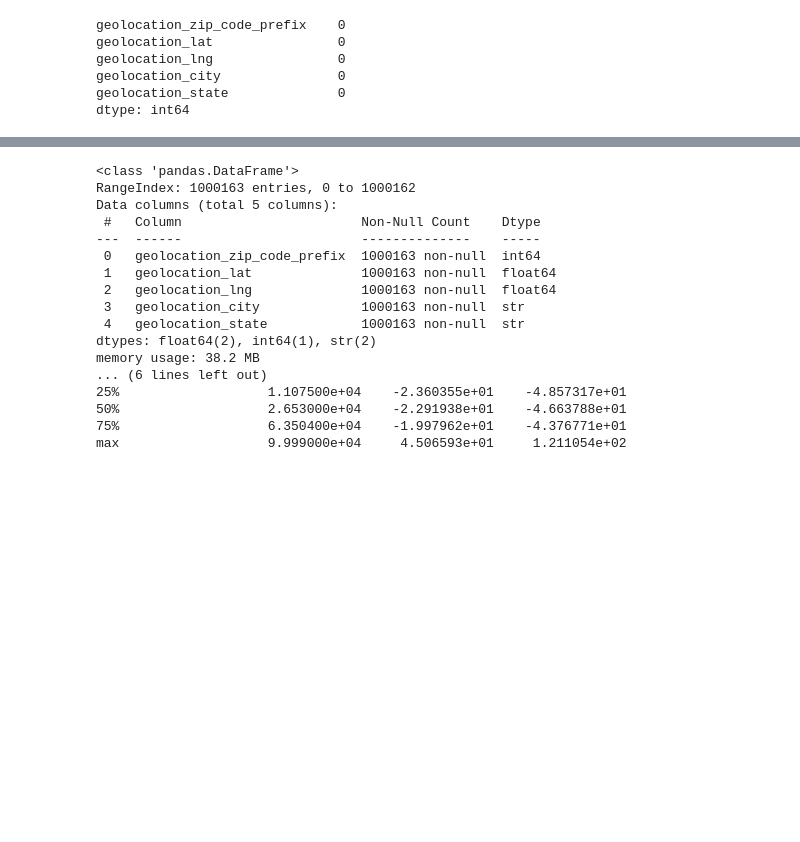
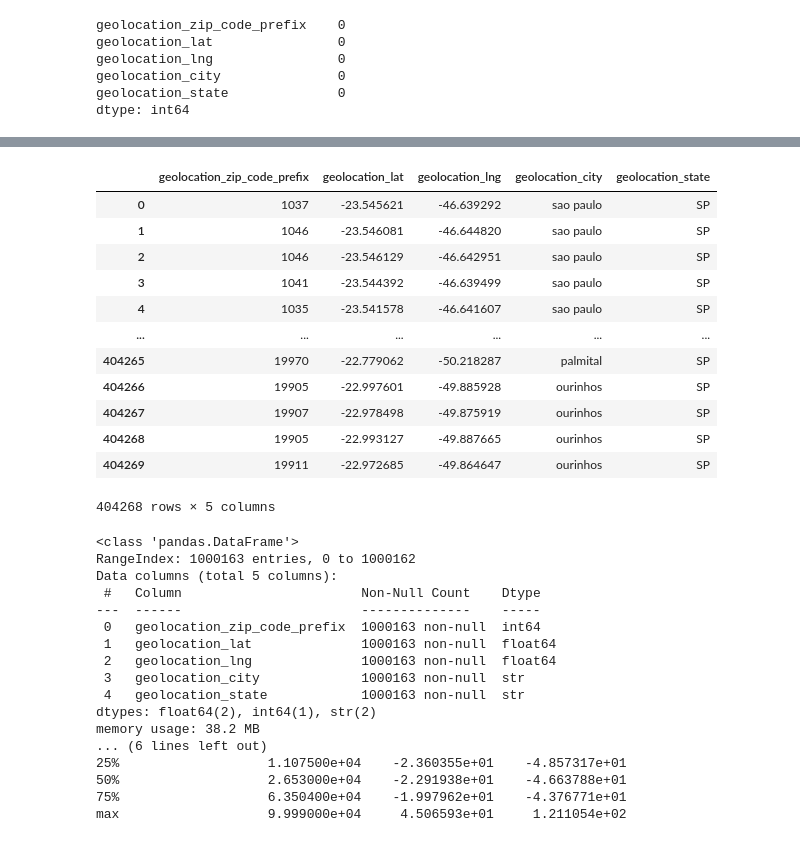
Before and after one commit to Armanix-01/Olist-Logistics-Intelligence, a Jupyter notebook: notebooks/feature_eng_and_EDA.ipynb, the cells around one changed output, grey strips where cells are left out. Cells and saved outputs as stored; diff of their text form; code cells hidden in the pictures; blank space fills up the shorter version.

```diff
--- a/notebooks/feature_eng_and_EDA.ipynb
+++ b/notebooks/feature_eng_and_EDA.ipynb
@@ -219,3 +298,19 @@ dtype: int64
+# %%
+geolocation_df.iloc[np.where(geolocation_df.geolocation_state=="SP")[0]]
+# %% [output]
+|  | geolocation_zip_code_prefix | geolocation_lat | geolocation_lng | geolocation_city | geolocation_state |
+| 0 | 1037 | -23.545621 | -46.639292 | sao paulo | SP |
+| 1 | 1046 | -23.546081 | -46.644820 | sao paulo | SP |
+| 2 | 1046 | -23.546129 | -46.642951 | sao paulo | SP |
+| 3 | 1041 | -23.544392 | -46.639499 | sao paulo | SP |
+| 4 | 1035 | -23.541578 | -46.641607 | sao paulo | SP |
+| ... | ... | ... | ... | ... | ... |
+| 404265 | 19970 | -22.779062 | -50.218287 | palmital | SP |
+| 404266 | 19905 | -22.997601 | -49.885928 | ourinhos | SP |
+| 404267 | 19907 | -22.978498 | -49.875919 | ourinhos | SP |
+| 404268 | 19905 | -22.993127 | -49.887665 | ourinhos | SP |
+| 404269 | 19911 | -22.972685 | -49.864647 | ourinhos | SP |
+404268 rows × 5 columns
 # %%
 print(geolocation_df.info())
 print(geolocation_df.describe())
```
Also changed, not shown: parts of 31 cells of this notebook, 4 other files.
